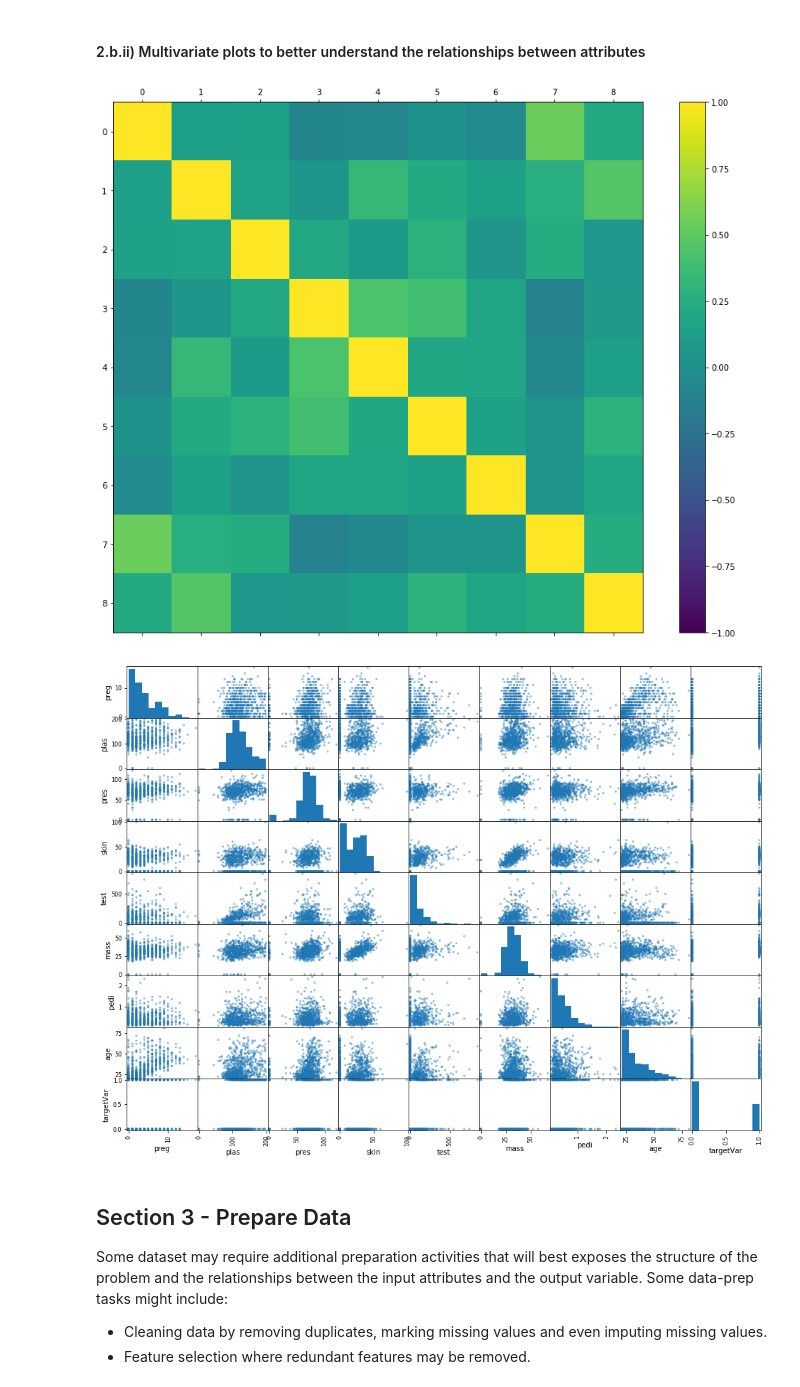
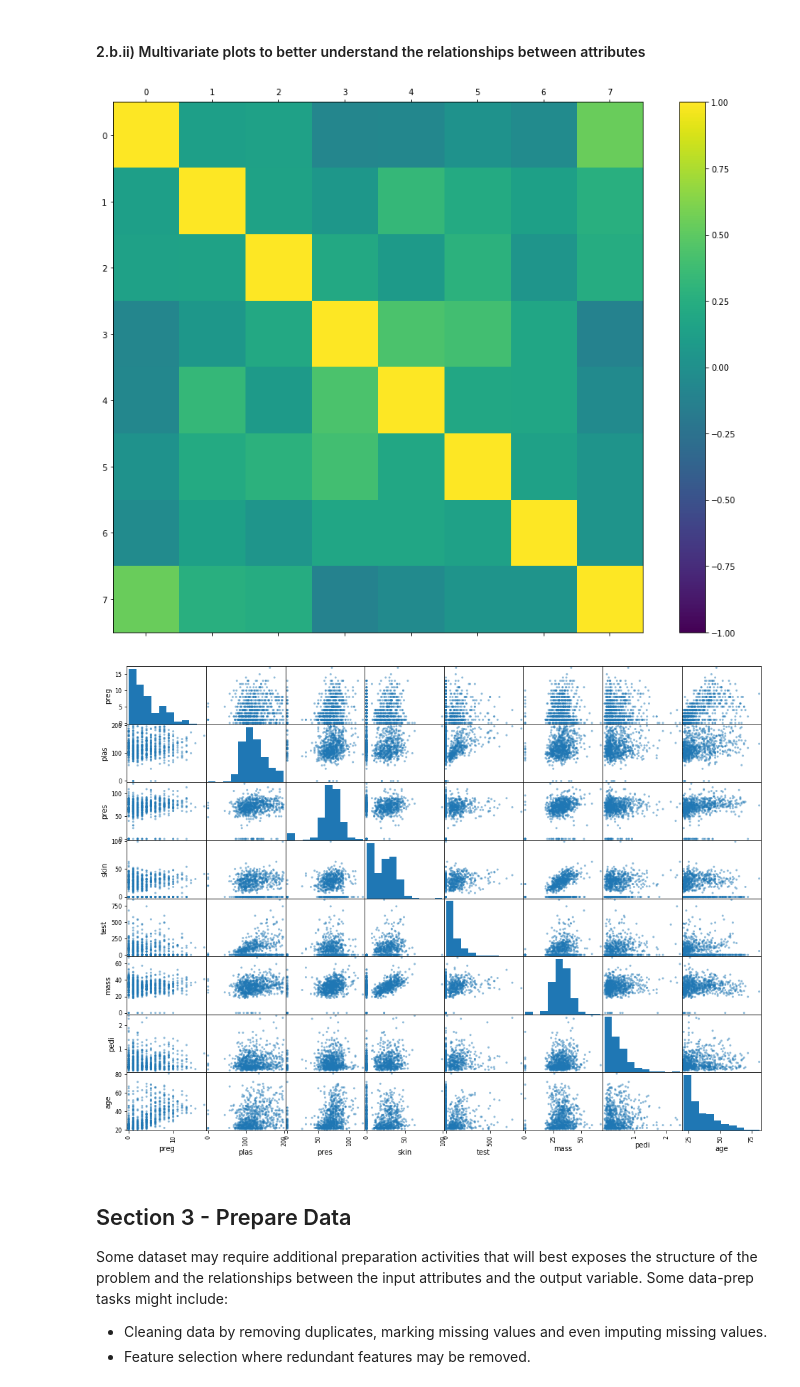
Before and after one commit to daines-analytics/tabular-data-projects, a Jupyter notebook: _py-project-templates/py-template-binary-class_example.ipynb, the cells around one changed output. Saved outputs shown, nothing was run; the diff lists cells and outputs as text; code cells hidden in the pictures.

```diff
--- a/_py-project-templates/py-template-binary-class_example.ipynb
+++ b/_py-project-templates/py-template-binary-class_example.ipynb
@@ -198,2 +206,4 @@ pyplot.rcParams["figure.figsize"] = fig_size
+# %%
+attributeOnly = entireDataset.drop(columns=['targetVar'])
 # %%
 # Histograms for each attribute
@@ -219,17 +229,17 @@ pyplot.show()
 # Correlation matrix
 fig = pyplot.figure()
 ax = fig.add_subplot(111)
-cax = ax.matshow(entireDataset.corr(), vmin=-1, vmax=1)
+cax = ax.matshow(attributeOnly.corr(), vmin=-1, vmax=1)
 fig.colorbar(cax)
 pyplot.show()
 # %% [output]
-[figure, old version]
+[figure, new version]
 # %%
 # Scatterplot matrix
-scatter_matrix(entireDataset)
+scatter_matrix(attributeOnly)
 pyplot.show()
 # %% [output]
-[figure, old version]
+[figure, new version]
 # %% [markdown]
 ## Section 3 - Prepare Data
 Some dataset may require additional preparation activities that will best exposes the structure of the problem and the relationships between the input attributes and the output variable. Some data-prep tasks might include:
```
Also changed, not shown: parts of 15 cells of this notebook, 5 other files.
